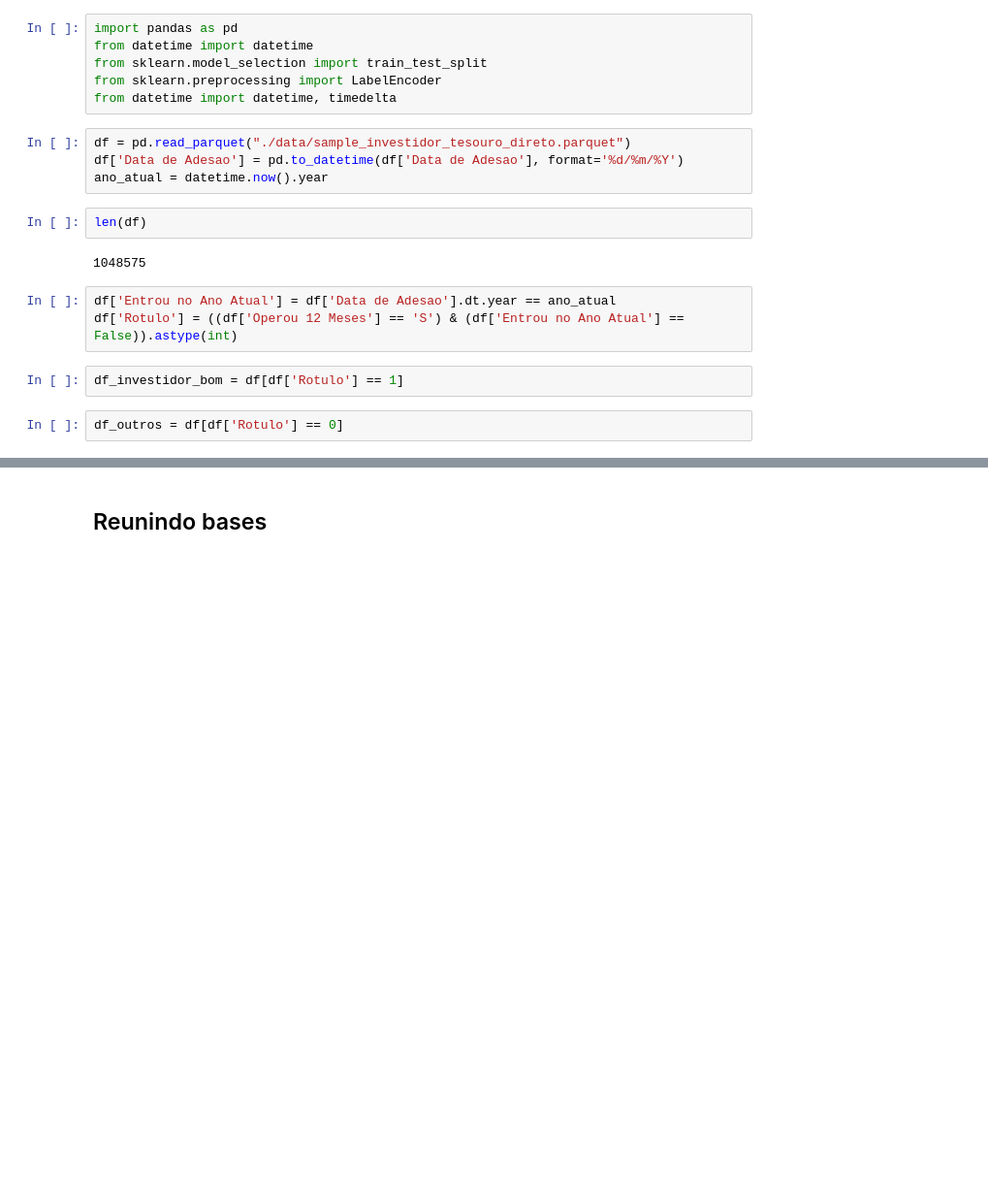
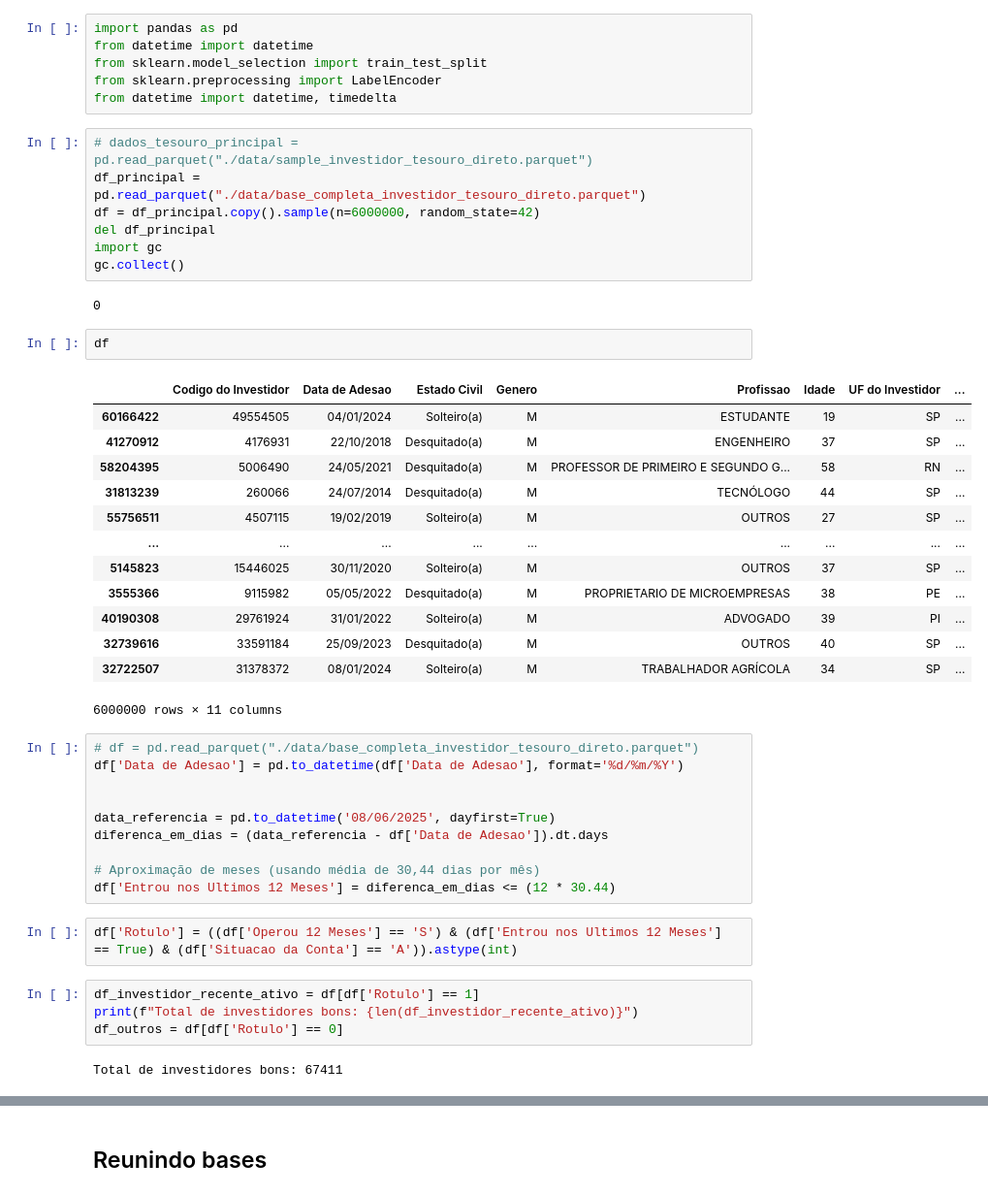
Before and after one commit to time-4ufms/tesouro-direto, a Jupyter notebook: src/2classificacao_data_adesao.ipynb, the cells around one changed output, grey strips where cells are left out. Shown at 97% size. Drawn from its saved outputs; the diff is of its cells as text; blank space fills up the shorter version.

```diff
--- a/src/2classificacao_data_adesao.ipynb
+++ b/src/2classificacao_data_adesao.ipynb
@@ -4,19 +4,47 @@ from datetime import datetime
 from sklearn.model_selection import train_test_split
 from sklearn.preprocessing import LabelEncoder
 from datetime import datetime, timedelta
+# %%
+# dados_tesouro_principal = pd.read_parquet("./data/sample_investidor_tesouro_direto.parquet")
+df_principal = pd.read_parquet("./data/base_completa_investidor_tesouro_direto.parquet")
+df = df_principal.copy().sample(n=6000000, random_state=42)
+del df_principal
+import gc
+gc.collect()
+# %% [output]
+0
+# %%
+df
+# %% [output]
+|  | Codigo do Investidor | Data de Adesao | Estado Civil | Genero | Profissao | Idade | UF do Investidor | ... |
+| 60166422 | 49554505 | 04/01/2024 | Solteiro(a) | M | ESTUDANTE | 19 | SP | ... |
+| 41270912 | 4176931 | 22/10/2018 | Desquitado(a) | M | ENGENHEIRO | 37 | SP | ... |
+| 58204395 | 5006490 | 24/05/2021 | Desquitado(a) | M | PROFESSOR DE PRIMEIRO E SEGUNDO G... | 58 | RN | ... |
+| 31813239 | 260066 | 24/07/2014 | Desquitado(a) | M | TECNÓLOGO | 44 | SP | ... |
+| 55756511 | 4507115 | 19/02/2019 | Solteiro(a) | M | OUTROS | 27 | SP | ... |
+| ... | ... | ... | ... | ... | ... | ... | ... | ... |
+| 5145823 | 15446025 | 30/11/2020 | Solteiro(a) | M | OUTROS | 37 | SP | ... |
+| 3555366 | 9115982 | 05/05/2022 | Desquitado(a) | M | PROPRIETARIO DE MICROEMPRESAS | 38 | PE | ... |
+| 40190308 | 29761924 | 31/01/2022 | Solteiro(a) | M | ADVOGADO | 39 | PI | ... |
+| 32739616 | 33591184 | 25/09/2023 | Desquitado(a) | M | OUTROS | 40 | SP | ... |
+| 32722507 | 31378372 | 08/01/2024 | Solteiro(a) | M | TRABALHADOR AGRÍCOLA | 34 | SP | ... |
+6000000 rows × 11 columns
 # %%
-df = pd.read_parquet("./data/sample_investidor_tesouro_direto.parquet")
+# df = pd.read_parquet("./data/base_completa_investidor_tesouro_direto.parquet")
 df['Data de Adesao'] = pd.to_datetime(df['Data de Adesao'], format='%d/%m/%Y')
-ano_atual = datetime.now().year
+
+
+data_referencia = pd.to_datetime('08/06/2025', dayfirst=True)
+diferenca_em_dias = (data_referencia - df['Data de Adesao']).dt.days
+
+# Aproximação de meses (usando média de 30,44 dias por mês)
+df['Entrou nos Ultimos 12 Meses'] = diferenca_em_dias <= (12 * 30.44)
-# %%
-len(df)
-# %% [output]
-1048575
 # %%
-df['Entrou no Ano Atual'] = df['Data de Adesao'].dt.year == ano_atual
-df['Rotulo'] = ((df['Operou 12 Meses'] == 'S') & (df['Entrou no Ano Atual'] == False)).astype(int)
+df['Rotulo'] = ((df['Operou 12 Meses'] == 'S') & (df['Entrou nos Ultimos 12 Meses'] == True) & (df['Situacao da Conta'] == 'A')).astype(int)
 # %%
-df_investidor_bom = df[df['Rotulo'] == 1]
+df_investidor_recente_ativo = df[df['Rotulo'] == 1]
+print(f"Total de investidores bons: {len(df_investidor_recente_ativo)}")
+df_outros = df[df['Rotulo'] == 0]
+# %% [output]
+Total de investidores bons: 67411
-# %%
-df_outros = df[df['Rotulo'] == 0]
 # %%
```
Also changed, not shown: parts of 28 cells of this notebook, 1 other file.
